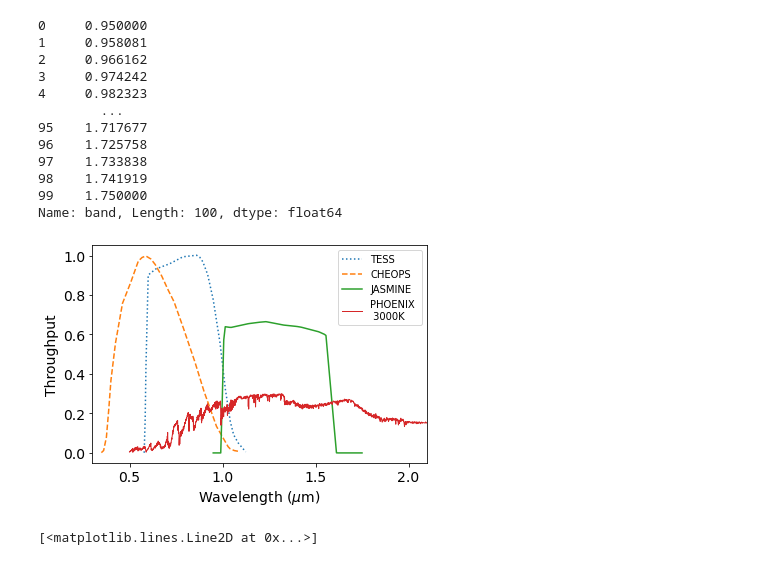
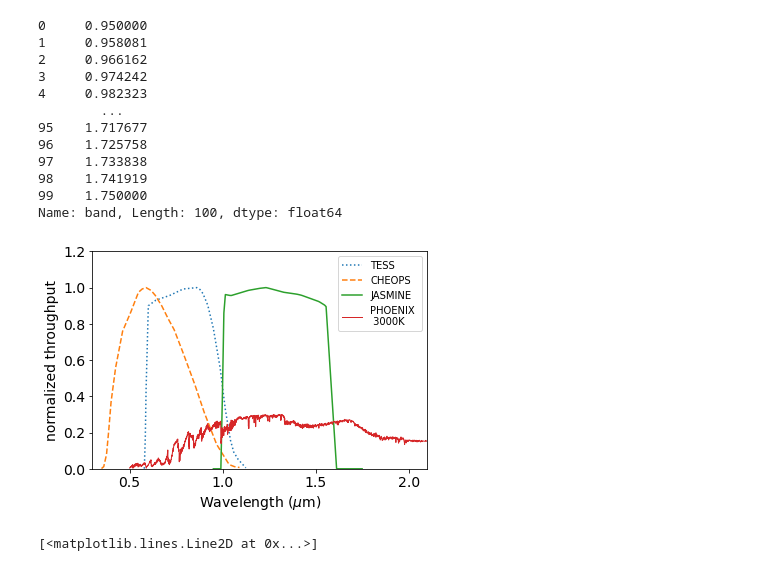
Before and after one commit to HajimeKawahara/exocounts, a Jupyter notebook: examples/jasmine/filter/satellites.ipynb, the cells around one changed output. Cells and saved outputs as stored; diff of their text form; code cells hidden in the pictures.

```diff
--- a/examples/jasmine/filter/satellites.ipynb
+++ b/examples/jasmine/filter/satellites.ipynb
@@ -42,26 +42,27 @@ photonflux=flux*lamb
 # %%
 fig=plt.figure()
 ax=fig.add_subplot(111)
-plt.plot(tess["band"],tess["val"],label="TESS",ls="dotted")
-plt.plot(cheops["band"],cheops["val"],label="CHEOPS",ls="dashed")
-plt.plot(jasmine["band"],jasmine["val"],label="JASMINE")
+plt.plot(tess["band"],tess["val"]/np.max(tess["val"]),label="TESS",ls="dotted")
+plt.plot(cheops["band"],cheops["val"]/np.max(cheops["val"]),label="CHEOPS",ls="dashed")
+plt.plot(jasmine["band"],jasmine["val"]/np.max(jasmine["val"]),label="JASMINE")
 #plt.fill_between([1.1,1.8],0.0,1.0,color="green",alpha=0.3)
 
 fac=3.e-1
 lambx=np.linspace(0.3,2.5,1000)*u.micron
 #plt.plot(lambx,Blunitless(3000*u.K,lambx)*lambx*2.5e-13,color="black",ls="dashed",label="3000K \n black body",lw=0.5)
 plt.plot(lamb,photonflux/np.max(photonflux)*fac,alpha=1.0,lw=1.0,color="C3",label="PHOENIX \n 3000K")
 #plt.plot(lamb,Blunitless(6000*u.K,lamb)*0.02*fac,color="black",ls="dotted")
 plt.xlim(0.3,2.1)
+plt.ylim(0.0,1.2)
 plt.xlabel("Wavelength ($\mu$m)",fontsize=14)
-plt.ylabel("Throughput",fontsize=14)
+plt.ylabel("normalized throughput",fontsize=14)
 #plt.text(1.3,0.5,"JASMINE",fontsize=16,color="green")
 plt.legend(loc="upper right")
 plt.tick_params(labelsize=14)
 plt.savefig("comp.pdf", bbox_inches="tight", pad_inches=0.0)
 plt.savefig("comp.png", bbox_inches="tight", pad_inches=0.0)
 # %% [output]
-[figure, old version]
+[figure, new version]
 # %%
 plt.plot(lambx,Blunitless(3000*u.K,lambx)*lambx,color="black",ls="dashed",label="3000K \n black body",lw=0.5)
 plt.plot(lamb,photonflux,alpha=1.0,lw=1.0,color="C3",label="PHOENIX \n 3000K")
```
Also changed, not shown: 2 other files.
